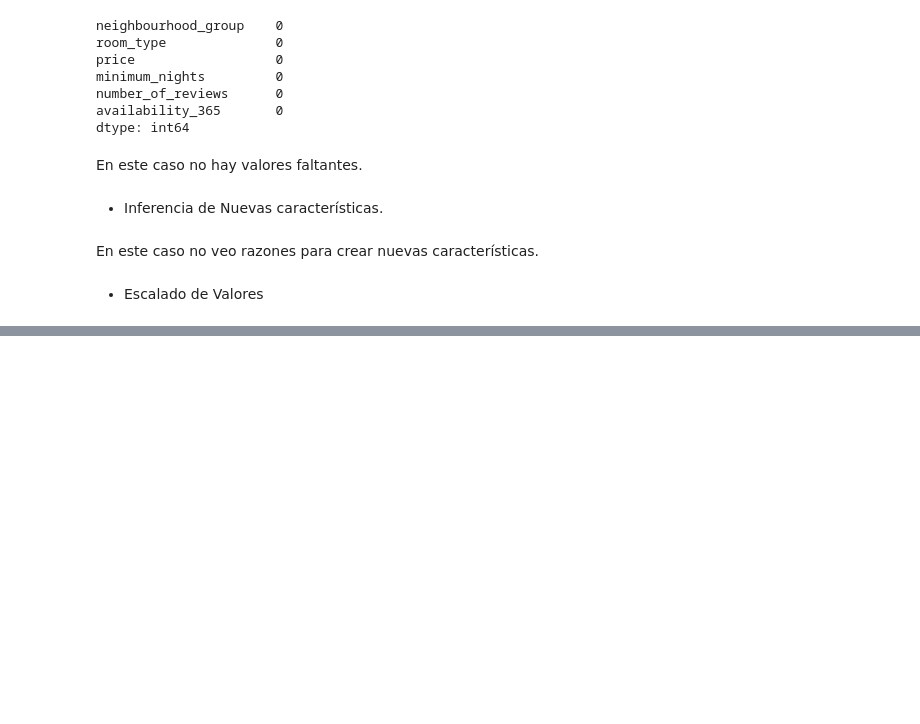
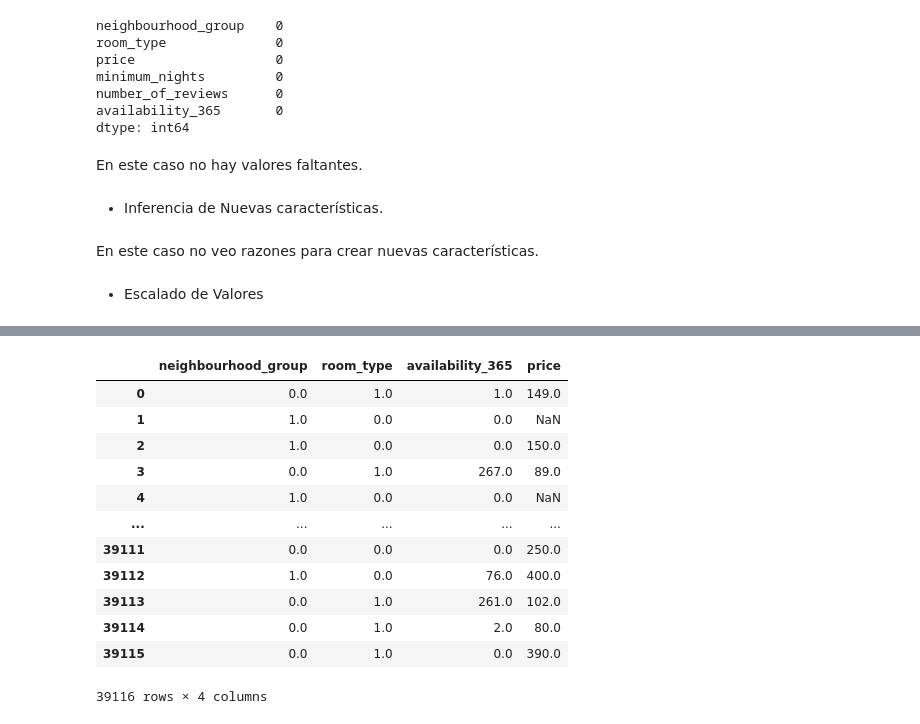
Before and after one commit to Fj-martinez33/AirBnB-NewYork, a Jupyter notebook: src/explore.ipynb, the cells around one changed output, grey strips where cells are left out. Saved outputs shown, nothing was run; the diff lists cells and outputs as text; code cells hidden in the pictures; blank space fills up the shorter version.

```diff
--- a/src/explore.ipynb
+++ b/src/explore.ipynb
@@ -581,0 +648,32 @@ x_train_without_outliers_mMScaler = MinMaxScaleData(x_test_without_outliers,feat
+# %%
+#Para acabar nos guardamos los datasets en un excel
+
+def DataToExcel(dataset, filename):
+    return dataset.to_excel(f"../data/processed/{filename}.xlsx")
+
+DataToExcel(x_train_sel_with_outliers, "x_train_sel_with_outliers")
+DataToExcel(x_test_sel_with_outliers, "x_test_sel_with_outliers")
+DataToExcel(x_train_sel_without_outliers, "x_train_sel_without_outliers")
+DataToExcel(x_test_sel_without_outliers, "x_test_sel_without_outliers")
+DataToExcel(x_train_sel_with_outliers_standarscale, "x_train_sel_with_outliers_standarscale")
+DataToExcel(x_test_sel_with_outliers_standarscale, "x_test_sel_with_outliers_standarscale")
+DataToExcel(x_train_sel_without_outliers_standarscale, "x_train_sel_without_outliers_standarscale")
+DataToExcel(x_test_sel_without_outliers_standarscale, "x_test_sel_without_outliers_standarscale")
+DataToExcel(x_train_sel_with_outliers_mMScale, "x_train_sel_with_outliers_mMScale")
+DataToExcel(x_test_sel_with_outliers_mMScale, "x_test_sel_with_outliers_mMScale")
+DataToExcel(x_train_sel_without_outliers_mMScale, "x_train_sel_without_outliers_mMScale")
+DataToExcel(x_test_sel_without_outliers_mMScale, "x_test_sel_without_outliers_mMScale")
+# %% [output]
+|  | neighbourhood_group | room_type | availability_365 | price |
+| 0 | 0.0 | 1.0 | 1.0 | 149.0 |
+| 1 | 1.0 | 0.0 | 0.0 | NaN |
+| 2 | 1.0 | 0.0 | 0.0 | 150.0 |
+| 3 | 0.0 | 1.0 | 267.0 | 89.0 |
+| 4 | 1.0 | 0.0 | 0.0 | NaN |
+| ... | ... | ... | ... | ... |
+| 39111 | 0.0 | 0.0 | 0.0 | 250.0 |
+| 39112 | 1.0 | 0.0 | 76.0 | 400.0 |
+| 39113 | 0.0 | 1.0 | 261.0 | 102.0 |
+| 39114 | 0.0 | 1.0 | 2.0 | 80.0 |
+| 39115 | 0.0 | 1.0 | 0.0 | 390.0 |
+39116 rows × 4 columns
```
Also changed, not shown: parts of 11 cells of this notebook, 28 other files.
